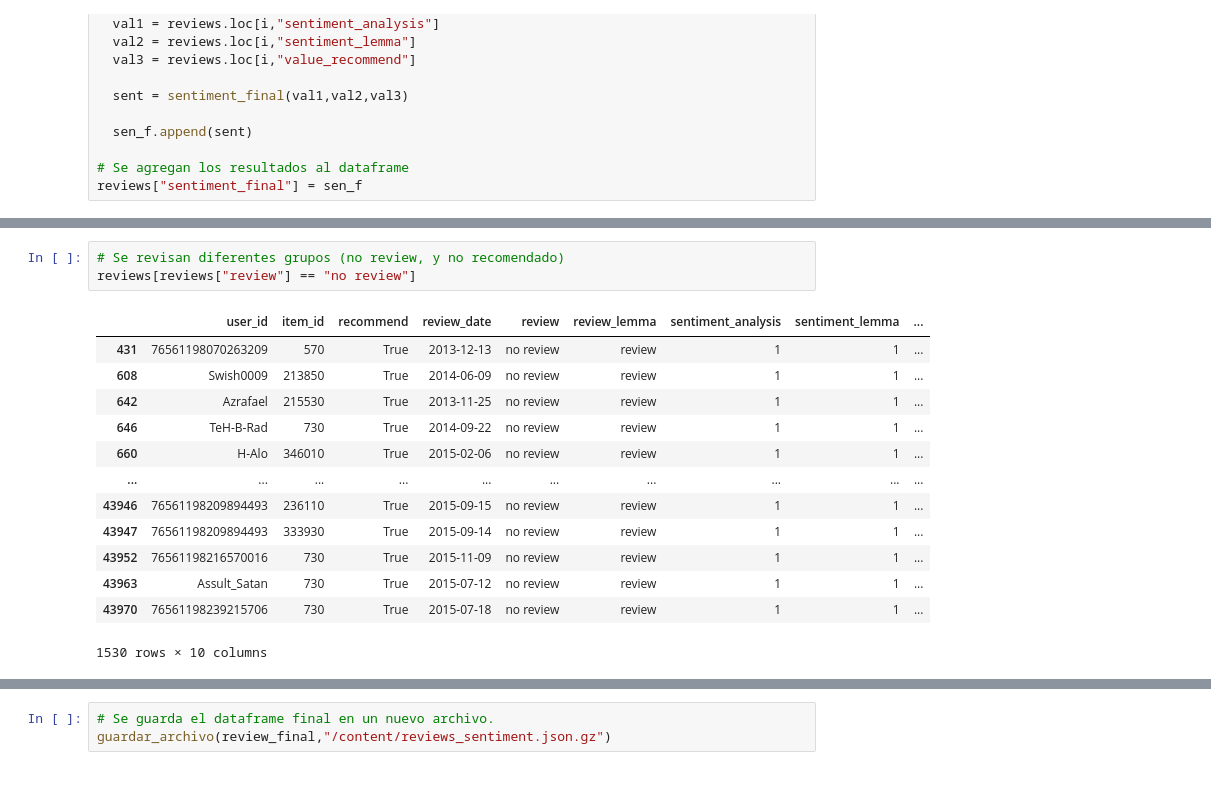
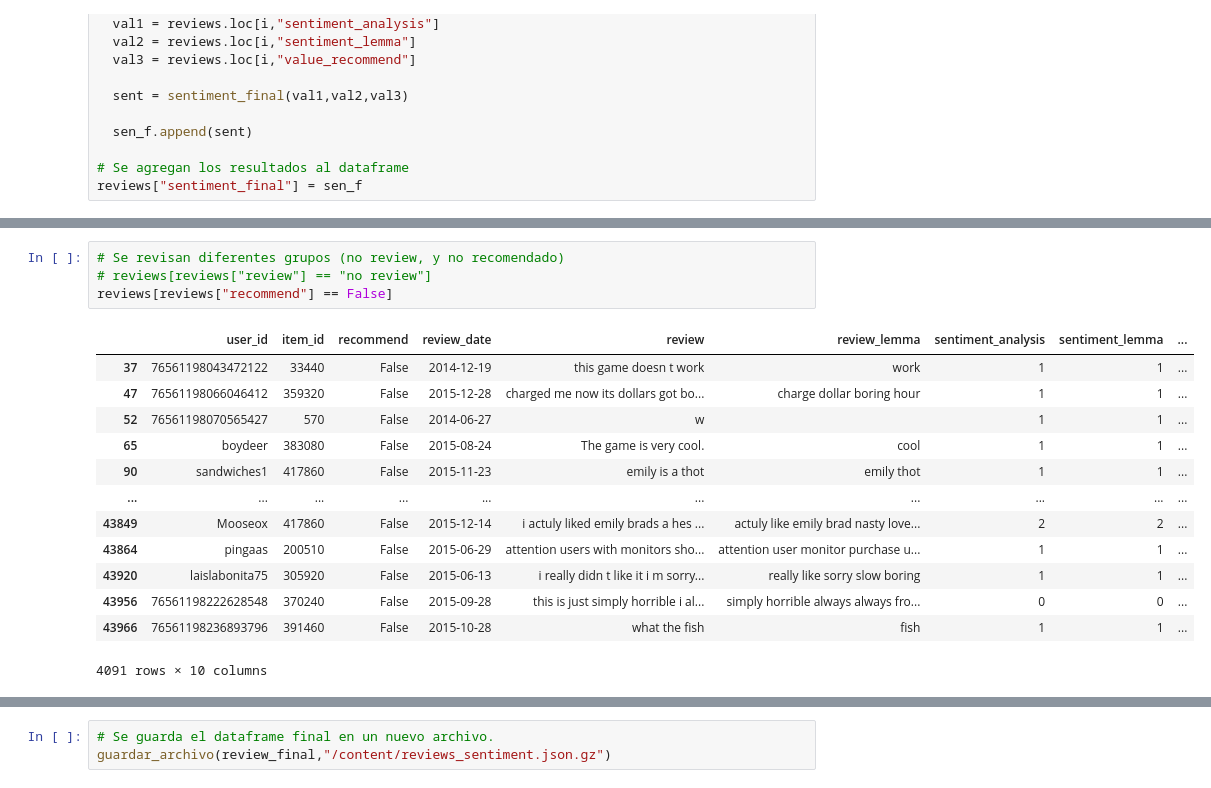
Before and after one commit to DaAnMaGi/PI_ML_OPS, a Jupyter notebook: formulacion/formulacion_datos.ipynb, the cells around one changed output, grey strips where cells are left out. Cells and saved outputs as stored; diff of their text form.

Commit message:
Revisión reviews y games

```diff
--- a/formulacion/formulacion_datos.ipynb
+++ b/formulacion/formulacion_datos.ipynb
@@ -536,20 +541,21 @@ reviews
 # %%
 # Se revisan diferentes grupos (no review, y no recomendado)
-reviews[reviews["review"] == "no review"]
+# reviews[reviews["review"] == "no review"]
+reviews[reviews["recommend"] == False]
 # %% [output]
 |  | user_id | item_id | recommend | review_date | review | review_lemma | sentiment_analysis | sentiment_lemma | ... |
-| 431 | 76561198070263209 | 570 | True | 2013-12-13 | no review | review | 1 | 1 | ... |
-| 608 | Swish0009 | 213850 | True | 2014-06-09 | no review | review | 1 | 1 | ... |
-| 642 | Azrafael | 215530 | True | 2013-11-25 | no review | review | 1 | 1 | ... |
-| 646 | TeH-B-Rad | 730 | True | 2014-09-22 | no review | review | 1 | 1 | ... |
-| 660 | H-Alo | 346010 | True | 2015-02-06 | no review | review | 1 | 1 | ... |
+| 37 | 76561198043472122 | 33440 | False | 2014-12-19 | this game doesn t work | work | 1 | 1 | ... |
+| 47 | 76561198066046412 | 359320 | False | 2015-12-28 | charged me now its dollars got bo... | charge dollar boring hour | 1 | 1 | ... |
+| 52 | 76561198070565427 | 570 | False | 2014-06-27 | w |  | 1 | 1 | ... |
+| 65 | boydeer | 383080 | False | 2015-08-24 | The game is very cool. | cool | 1 | 1 | ... |
+| 90 | sandwiches1 | 417860 | False | 2015-11-23 | emily is a thot | emily thot | 1 | 1 | ... |
 | ... | ... | ... | ... | ... | ... | ... | ... | ... | ... |
-| 43946 | 76561198209894493 | 236110 | True | 2015-09-15 | no review | review | 1 | 1 | ... |
-| 43947 | 76561198209894493 | 333930 | True | 2015-09-14 | no review | review | 1 | 1 | ... |
-| 43952 | 76561198216570016 | 730 | True | 2015-11-09 | no review | review | 1 | 1 | ... |
-| 43963 | Assult_Satan | 730 | True | 2015-07-12 | no review | review | 1 | 1 | ... |
-| 43970 | 76561198239215706 | 730 | True | 2015-07-18 | no review | review | 1 | 1 | ... |
+| 43849 | Mooseox | 417860 | False | 2015-12-14 | i actuly liked emily brads a hes ... | actuly like emily brad nasty love... | 2 | 2 | ... |
+| 43864 | pingaas | 200510 | False | 2015-06-29 | attention users with monitors sho... | attention user monitor purchase u... | 1 | 1 | ... |
+| 43920 | laislabonita75 | 305920 | False | 2015-06-13 | i really didn t like it i m sorry... | really like sorry slow boring | 1 | 1 | ... |
+| 43956 | 76561198222628548 | 370240 | False | 2015-09-28 | this is just simply horrible i al... | simply horrible always always fro... | 0 | 0 | ... |
+| 43966 | 76561198236893796 | 391460 | False | 2015-10-28 | what the fish | fish | 1 | 1 | ... |
-1530 rows × 10 columns
+4091 rows × 10 columns
 # %%
 # Se crea el dataframe de review final:
 
```
Also changed, not shown: parts of 13 cells of this notebook.
